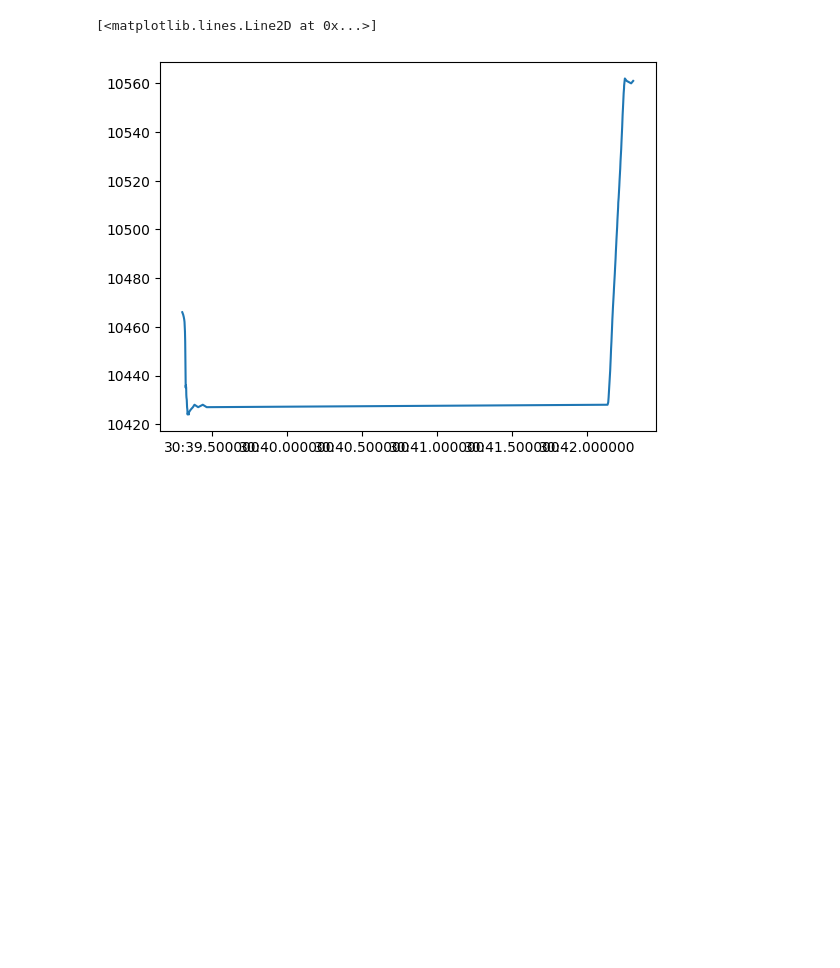
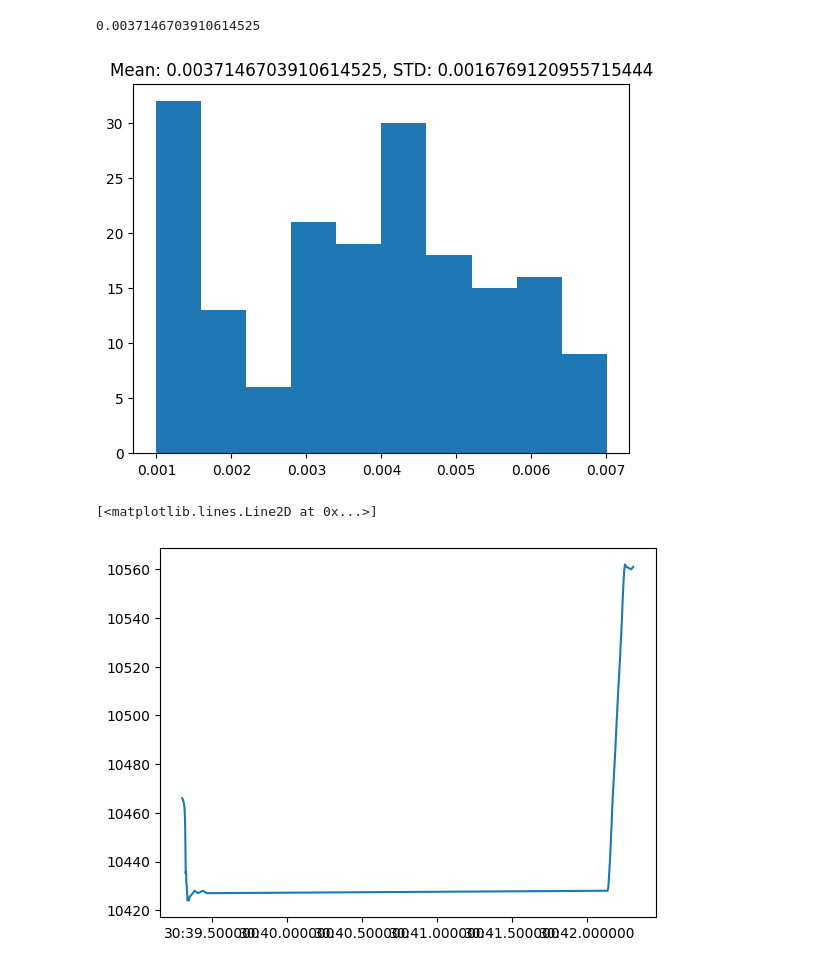
Before and after one commit to neurogears/vestibular-vr, a Jupyter notebook: analysis/motion_latency.ipynb, the cells around one changed output. Drawn from its saved outputs; the diff is of its cells as text; code cells hidden in the pictures; blank space fills up the shorter version.

Commit message:
Mean and std analysis for pulse to encoder time

```diff
--- a/analysis/motion_latency.ipynb
+++ b/analysis/motion_latency.ipynb
@@ -18,3 +19,28 @@ immediate_pulses = utils.load_harp(h2_reader.ImmediatePulses, h2_datafolder)
+# %%
+# find where motion pulses initiated
+initiation_times = immediate_pulses.loc[immediate_pulses['ImmediatePulses'] > 0]
+termination_times = immediate_pulses.loc[immediate_pulses['ImmediatePulses'] == 0]
+
+offsets = list()
+for i in range(len(initiation_times)):
+    pt = initiation_times.index[i]
+    min_pt = pt - pd.DateOffset(seconds=0.5)
+    max_pt = pt + pd.DateOffset(seconds=0.5)
+
+    enc_win = encoder[min_pt:max_pt]
+    last_val = encoder.loc[encoder.index < pt].iloc[-1]['Encoder']
+    base_val = enc_win.iloc[0]['Encoder']
+    rise_time = enc_win.loc[enc_win['Encoder'] >= (last_val)]
+
+    offset = rise_time.index[0] - pt
+    offsets.append(offset.total_seconds())
+
+plt.figure()
+plt.hist(offsets)
+plt.title("Mean: {avg}, STD: {std}".format(avg=np.mean(offsets), std=np.std(offsets)))
+# %% [output]
+0.0037146703910614525
+[figure, added]
 # %%
 start_time = encoder.index[0]
 
```
Also changed, not shown: parts of 1 cell of this notebook.
